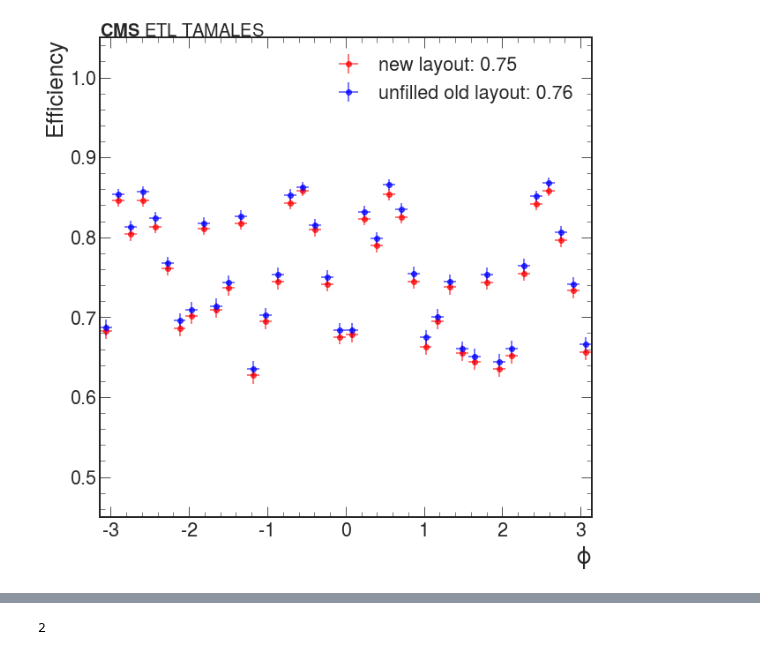
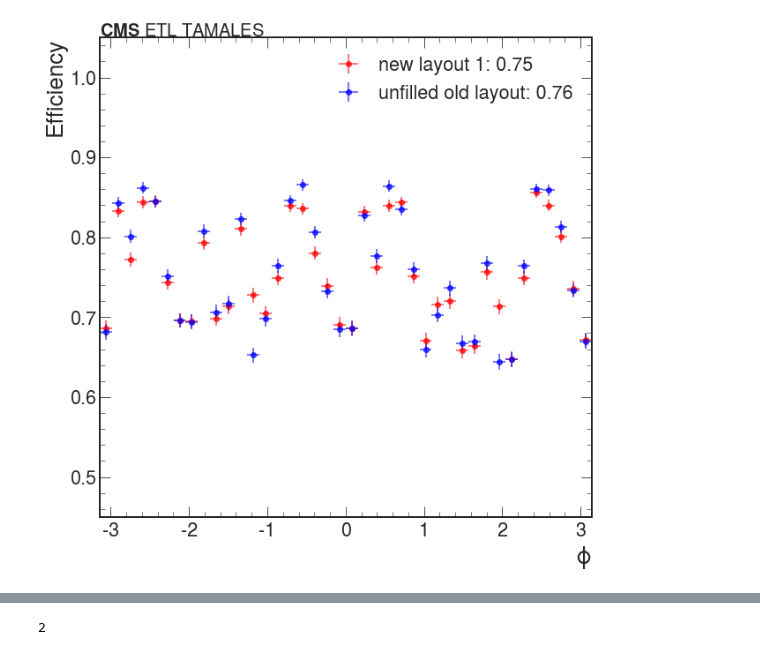
Before and after one commit to yashmehra028/ETL-Copy, a Jupyter notebook: diff_configs.ipynb, the cells around one changed output, grey strips where cells are left out. Drawn from its saved outputs; the diff is of its cells as text; code cells hidden in the pictures.

```diff
--- a/diff_configs.ipynb
+++ b/diff_configs.ipynb
@@ -129,7 +129,7 @@ m_pix = 16
 n_pix = 16
 gap = 0.05
 
-with open('less_than_800_task\database_less_800.yaml') as f:
+with open('new_yamls_configs\database_new_1_configuration.yaml') as f:
     database_new = load(f, Loader=Loader)
 
 disk_new = database_new['new']
@@ -311,7 +311,7 @@ for i in range(len(hists_1)):
         hists_1[i].plot(show_errors=True,color=colors[i],alpha=0.7,label='unfilled old layout: %.2f'%(filled_eff))
 
     else:
-        hists_1[i].plot(show_errors=True,color=colors[i],label='new layout: %.2f'%(unfilled_eff),alpha=0.7)
+        hists_1[i].plot(show_errors=True,color=colors[i],label='new layout 1: %.2f'%(unfilled_eff),alpha=0.7)
 
 ax.set_ylabel('Efficiency')
 ax.set_xlabel('r (mm)')
@@ -320,7 +320,7 @@ ax.set_ylim(0.05,1.05)
 
 fig.text(0.0, 0.995, '$\\bf{CMS}$ ETL TAMALES', fontsize=20,  horizontalalignment='left', verticalalignment='bottom', transform=ax.transAxes )
 
-name = 'efficiency_vs_r_pixeled'
+name = 'efficiency_vs_r_pixeled_1'
 fig.savefig(os.path.join("{}.png".format(name)))
 
 fig, ax = plt.subplots(1,1,figsize=(10,10))
@@ -330,7 +330,7 @@ for i in range(len(hists_2)):
         hists_2[i].plot(show_errors=True,color=colors[i],label='unfilled old layout: %.2f'%(filled_eff),alpha=0.7)
 
     else:
-        hists_2[i].plot(show_errors=True,color=colors[i],label='new layout: %.2f'%(unfilled_eff),alpha=0.7)
+        hists_2[i].plot(show_errors=True,color=colors[i],label='new layout 1: %.2f'%(unfilled_eff),alpha=0.7)
 
 
 ax.set_ylim(0.45,1.05)
@@ -340,7 +340,7 @@ ax.set_xlabel(r'$\phi$')
 
 fig.text(0.0, 0.995, r'$\bf{CMS}$ ETL TAMALES', fontsize=20,  horizontalalignment='left', verticalalignment='bottom', transform=ax.transAxes )
 
-name = 'efficiency_vs_phi_pixeled'
+name = 'efficiency_vs_phi_pixeled_1'
 fig.savefig(os.path.join("{}.png".format(name)))
 
 fig, ax = plt.subplots(1,1,figsize=(10,10))
@@ -350,7 +350,7 @@ for i in range(len(hists_3)):
         hists_3[i].plot(show_errors=True,color=colors[i],label='unfilled old layout: %.2f'%(filled_eff),alpha=0.7)
 
     else:
-        hists_3[i].plot(show_errors=True,color=colors[i],label='new layout: %.2f'%(unfilled_eff),alpha=0.7)
+        hists_3[i].plot(show_errors=True,color=colors[i],label='new layout 1: %.2f'%(unfilled_eff),alpha=0.7)
 
 ax.set_ylabel('Efficiency')
 ax.set_xlabel(r'$\eta$')
@@ -358,7 +358,7 @@ ax.set_ylim(0.05,1.05)
 
 fig.text(0.0, 0.995, r'$\bf{CMS}$ ETL TAMALES', fontsize=20,  horizontalalignment='left', verticalalignment='bottom', transform=ax.transAxes )
 
-name = 'efficiency_vs_eta_pixeled'
+name = 'efficiency_vs_eta_pixeled_1'
 fig.savefig(os.path.join("{}.png".format(name)))
 
 fig, ax = plt.subplots(1,1,figsize=(10,10))
@@ -368,7 +368,7 @@ for i in range(len(hists_4)):
         hists_4[i].plot(color=colors[i], histtype="step", linewidth=2, label='unfilled old layout, mean %.2f'%hists_4[i].mean())
 
     else:
-        hists_4[i].plot(color=colors[i], histtype="step", linewidth=2, label='new layout, mean %.2f'%hists_4[i].mean())
+        hists_4[i].plot(color=colors[i], histtype="step", linewidth=2, label='new layout 1, mean %.2f'%hists_4[i].mean())
 
 ax.set_ylabel('Tracks')
 ax.set_xlabel('Hits')
@@ -376,65 +376,65 @@ ax.set_ylim(0,nEvents*1.5)
 
 fig.text(0.0, 0.995, '$\\bf{CMS}$ ETL TAMALES', fontsize=20,  horizontalalignment='left', verticalalignment='bottom', transform=ax.transAxes )
 
-name = 'nHits'
+name = 'nHits_1'
 
 fig.savefig(os.path.join("{}.png".format(name)))
 
 
-fig, ax = plt.subplots(1,1,figsize=(10,10))
+# fig, ax = plt.subplots(1,1,figsize=(10,10))
 
-for i in range(len(hists_5)):
-    if i == 1:
-        hists_5[i].plot(show_errors=True,color=colors[i],alpha=0.7,label='unfilled old layout: %.2f'%(filled_non_eff))
+# for i in range(len(hists_5)):
+#     if i == 1:
+#         hists_5[i].plot(show_errors=True,color=colors[i],alpha=0.7,label='unfilled old layout: %.2f'%(filled_non_eff))
 
-    else:
-        hists_5[i].plot(show_errors=True,color=colors[i],label='new layout: %.2f'%(unfilled_non_eff),alpha=0.7)
+#     else:
+#         hists_5[i].plot(show_errors=True,color=colors[i],label='new layout 44.25: %.2f'%(unfilled_non_eff),alpha=0.7)
 
-ax.set_ylabel('non_Efficiency')
-ax.set_xlabel('r (mm)')
+# ax.set_ylabel('non_Efficiency')
+# ax.set_xlabel('r (mm)')
 
-ax.set_ylim(0.0,1.05)
+# ax.set_ylim(0.0,1.05)
 
-fig.text(0.0, 0.995, '$\\bf{CMS}$ ETL TAMALES', fontsize=20,  horizontalalignment='left', verticalalignment='bottom', transform=ax.transAxes )
+# fig.text(0.0, 0.995, '$\\bf{CMS}$ ETL TAMALES', fontsize=20,  horizontalalignment='left', verticalalignment='bottom', transform=ax.transAxes )
 
-name = 'non_efficiency_vs_r_pixeled'
-fig.savefig(os.path.join("{}.png".format(name)))
+# name = 'non_efficiency_vs_r_pixeled'
+# fig.savefig(os.path.join("{}.png".format(name)))
 
-fig, ax = plt.subplots(1,1,figsize=(10,10))
+# fig, ax = plt.subplots(1,1,figsize=(10,10))
 
-for i in range(len(hists_6)):
-    if i == 1:
-        hists_6[i].plot(show_errors=True,color=colors[i],label='unfilled old layout: %.2f'%(filled_non_eff),alpha=0.7)
+# for i in range(len(hists_6)):
+#     if i == 1:
+#         hists_6[i].plot(show_errors=True,color=colors[i],label='unfilled old layout: %.2f'%(filled_non_eff),alpha=0.7)
 
-    else:
-        hists_6[i].plot(show_errors=True,color=colors[i],label='new layout: %.2f'%(unfilled_non_eff),alpha=0.7)
+#     else:
+#         hists_6[i].plot(show_errors=True,color=colors[i],label='new layout: %.2f'%(unfilled_non_eff),alpha=0.7)
 
 
-ax.set_ylim(0.0,1.05)
+# ax.set_ylim(0.0,1.05)
 
-ax.set_ylabel('non_Efficiency')
-ax.set_xlabel(r'$\phi$')
+# ax.set_ylabel('non_Efficiency')
+# ax.set_xlabel(r'$\phi$')
 
-fig.text(0.0, 0.995, r'$\bf{CMS}$ ETL TAMALES', fontsize=20,  horizontalalignment='left', verticalalignment='bottom', transform=ax.transAxes )
+# fig.text(0.0, 0.995, r'$\bf{CMS}$ ETL TAMALES', fontsize=20,  horizontalalignment='left', verticalalignment='bottom', transform=ax.transAxes )
 
-name = 'non_efficiency_vs_phi_pixeled'
-fig.savefig(os.path.join("{}.png".format(name)))
+# name = 'non_efficiency_vs_phi_pixeled'
+# fig.savefig(os.path.join("{}.png".format(name)))
 
-fig, ax = plt.subplots(1,1,figsize=(10,10))
+# fig, ax = plt.subplots(1,1,figsize=(10,10))
 
-for i in range(len(hists_7)):
-    if i == 1:
-        hists_7[i].plot(show_errors=True,color=colors[i],label='unfilled old layout: %.2f'%(filled_non_eff),alpha=0.7)
+# for i in range(len(hists_7)):
+#     if i == 1:
+#         hists_7[i].plot(show_errors=True,color=colors[i],label='unfilled old layout: %.2f'%(filled_non_eff),alpha=0.7)
 
-    else:
-        hists_7[i].plot(show_errors=True,color=colors[i],label='new layout: %.2f'%(unfilled_non_eff),alpha=0.7)
+#     else:
+#         hists_7[i].plot(show_errors=True,color=colors[i],label='new layout 44.25: %.2f'%(unfilled_non_eff),alpha=0.7)
 
-ax.set_ylabel('non_Efficiency')
-ax.set_xlabel(r'$\eta$')
-ax.set_ylim(0.0,1.05)
+# ax.set_ylabel('non_Efficiency')
+# ax.set_xlabel(r'$\eta$')
+# ax.set_ylim(0.0,1.05)
 
-fig.text(0.0, 0.995, r'$\bf{CMS}$ ETL TAMALES', fontsize=20,  horizontalalignment='left', verticalalignment='bottom', transform=ax.transAxes )
+# fig.text(0.0, 0.995, r'$\bf{CMS}$ ETL TAMALES', fontsize=20,  horizontalalignment='left', verticalalignment='bottom', transform=ax.transAxes )
 
-name = 'non_efficiency_vs_eta_pixeled'
-fig.savefig(os.path.join("{}.png".format(name)))
+# name = 'non_efficiency_vs_eta_pixeled'
+# fig.savefig(os.path.join("{}.png".format(name)))
 # %% [output]
@@ -442 +442 @@ fig.savefig(os.path.join("{}.png".format(name)))
-[figure, old version]
+[figure, new version]
```
Also changed, not shown: parts of 1 cell of this notebook, 5 other files.
